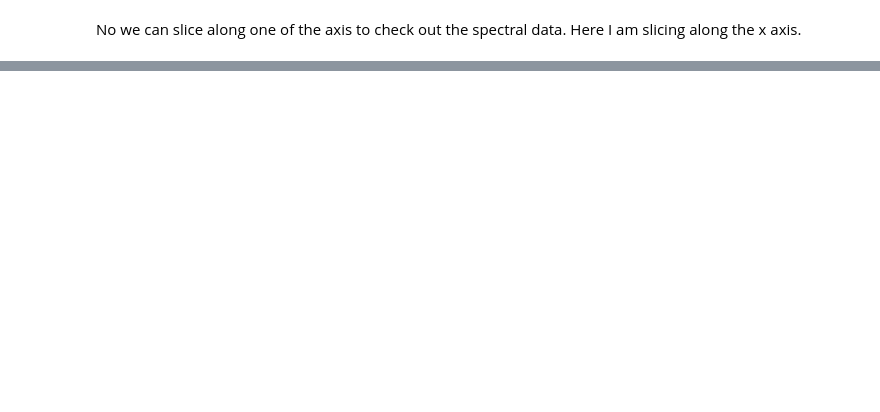
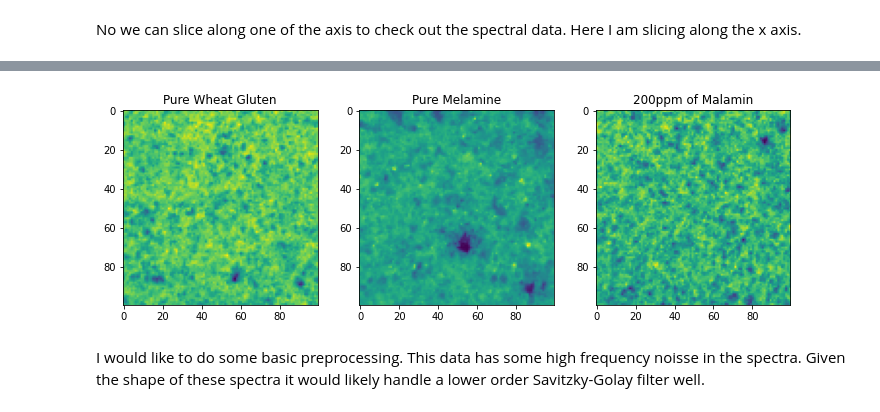
Before and after one commit to KeeganMcWW/ml-projects, a Jupyter notebook: IASIM2016_Challenege_ML.ipynb, the cells around one changed output, grey strips where cells are left out. Saved outputs shown, nothing was run; the diff lists cells and outputs as text; code cells hidden in the pictures; blank space fills up the shorter version.

```diff
--- a/IASIM2016_Challenege_ML.ipynb
+++ b/IASIM2016_Challenege_ML.ipynb
@@ -160,0 +175,24 @@ Its pretty clear for this example
+# %%
+crop_size = 100
+left = int(np.floor((x_size - crop_size)/2))
+top = int(np.floor((y_size - crop_size)/2))
+right = int(np.floor((x_size + crop_size)/2))
+bottom = int(np.floor((y_size + crop_size)/2))
+
+wheat_cropped = wheat_gluten_pure_data_mat[left:right, top:bottom, :]
+melamine_cropped = melamine_pure_data_mat[left:right, top:bottom, :]
+m_200ppm_cropped = m_200ppm_data_mat[left:right, top:bottom, :]
+# %%
+z_slice = 106 #@param {type: "slider", min: 0, max: 242}
+fig, ax = plt.subplots(1,3, figsize=(10, 10));
+plt.tight_layout();
+ax[0].imshow(wheat_cropped[:, :, z_slice]);
+ax[0].set_title('Pure Wheat Gluten');
+ax[1].imshow(melamine_cropped[:, :, z_slice]);
+ax[1].set_title('Pure Melamine');
+ax[2].imshow(me_200ppm_cropped[:, :, z_slice]);
+ax[2].set_title('200ppm of Malamin');
+# %% [output]
+[figure, added]
+# %% [markdown]
+I would like to do some basic preprocessing. This data has some high frequency noisse in the spectra. Given the shape of these spectra it would likely handle a lower order Savitzky-Golay filter well.
```
Also changed, not shown: parts of 18 cells of this notebook.
